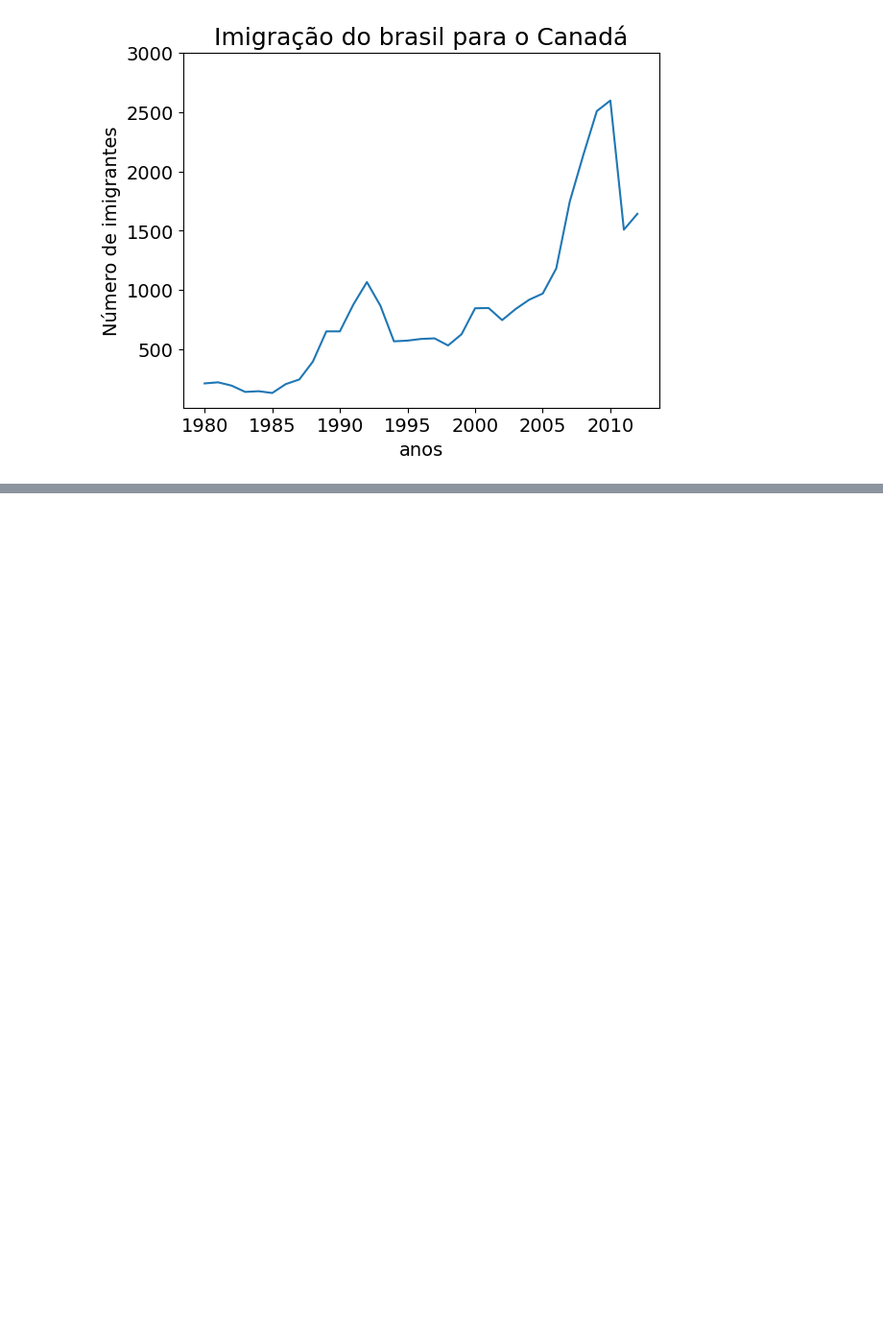
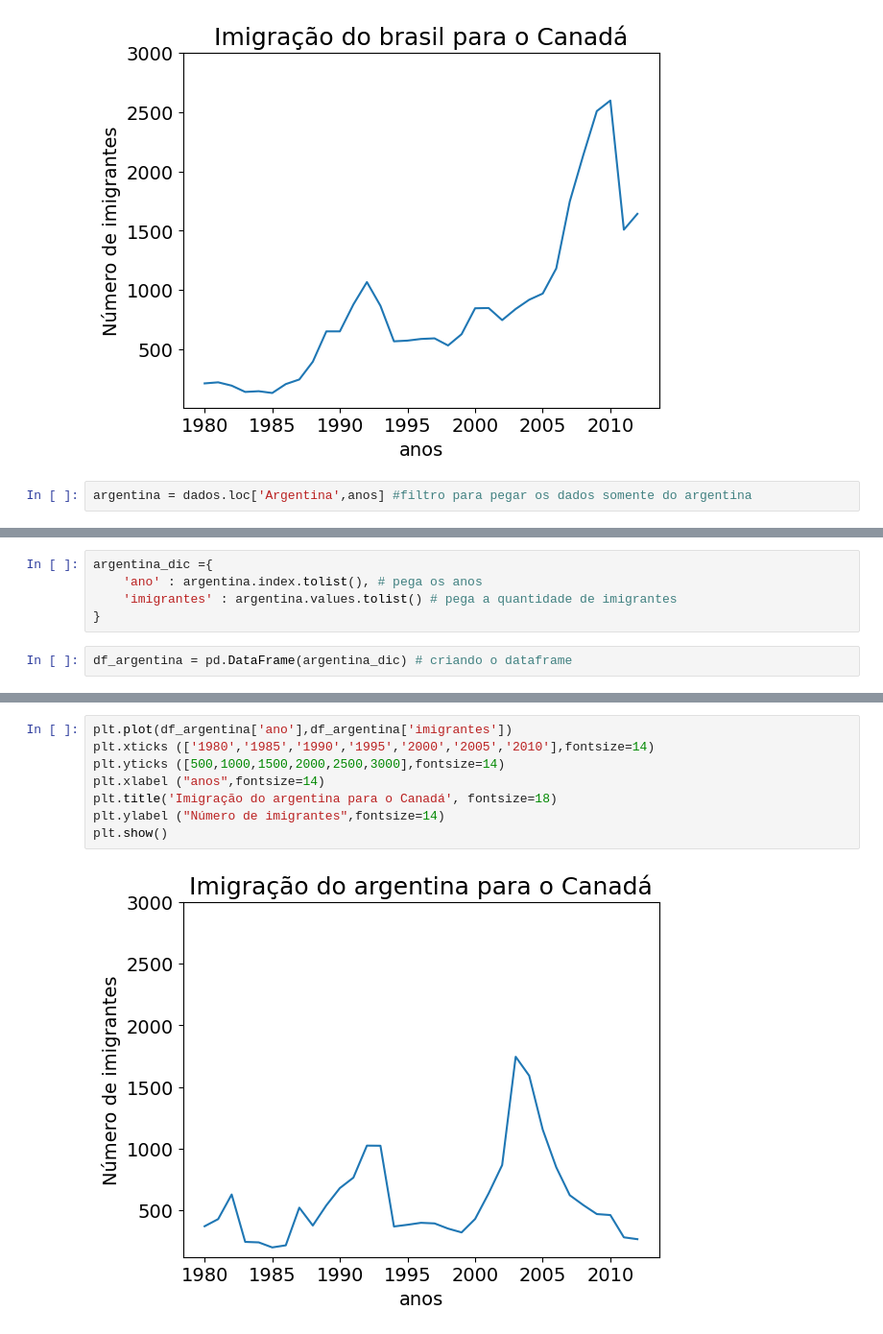
Before and after one commit to Murilosxv/ATIV.-IABD, a Jupyter notebook: aula04/aula04.ipynb, the cells around one changed output, grey strips where cells are left out. Shown: that part at 96% size. Cells and saved outputs as stored; diff of their text form; blank space fills up the shorter version.

```diff
--- a/aula04/aula04.ipynb
+++ b/aula04/aula04.ipynb
@@ -106,3 +106,5 @@ plt.ylabel ("Número de imigrantes",fontsize=14)
 plt.show()
 # %% [output]
 [figure]
+# %%
+argentina = dados.loc['Argentina',anos] #filtro para pegar os dados somente do argentina
@@ -108,0 +131,7 @@ plt.show()
+# %%
+argentina_dic ={
+    'ano' : argentina.index.tolist(), # pega os anos
+    'imigrantes' : argentina.values.tolist() # pega a quantidade de imigrantes
+}
+# %%
+df_argentina = pd.DataFrame(argentina_dic) # criando o dataframe
@@ -108,0 +147,10 @@ plt.show()
+# %%
+plt.plot(df_argentina['ano'],df_argentina['imigrantes'])
+plt.xticks (['1980','1985','1990','1995','2000','2005','2010'],fontsize=14)
+plt.yticks ([500,1000,1500,2000,2500,3000],fontsize=14)
+plt.xlabel ("anos",fontsize=14)
+plt.title('Imigração do argentina para o Canadá', fontsize=18)
+plt.ylabel ("Número de imigrantes",fontsize=14)
+plt.show()
+# %% [output]
+[figure, added]
```
Also changed, not shown: parts of 11 cells of this notebook, 8 other files.
